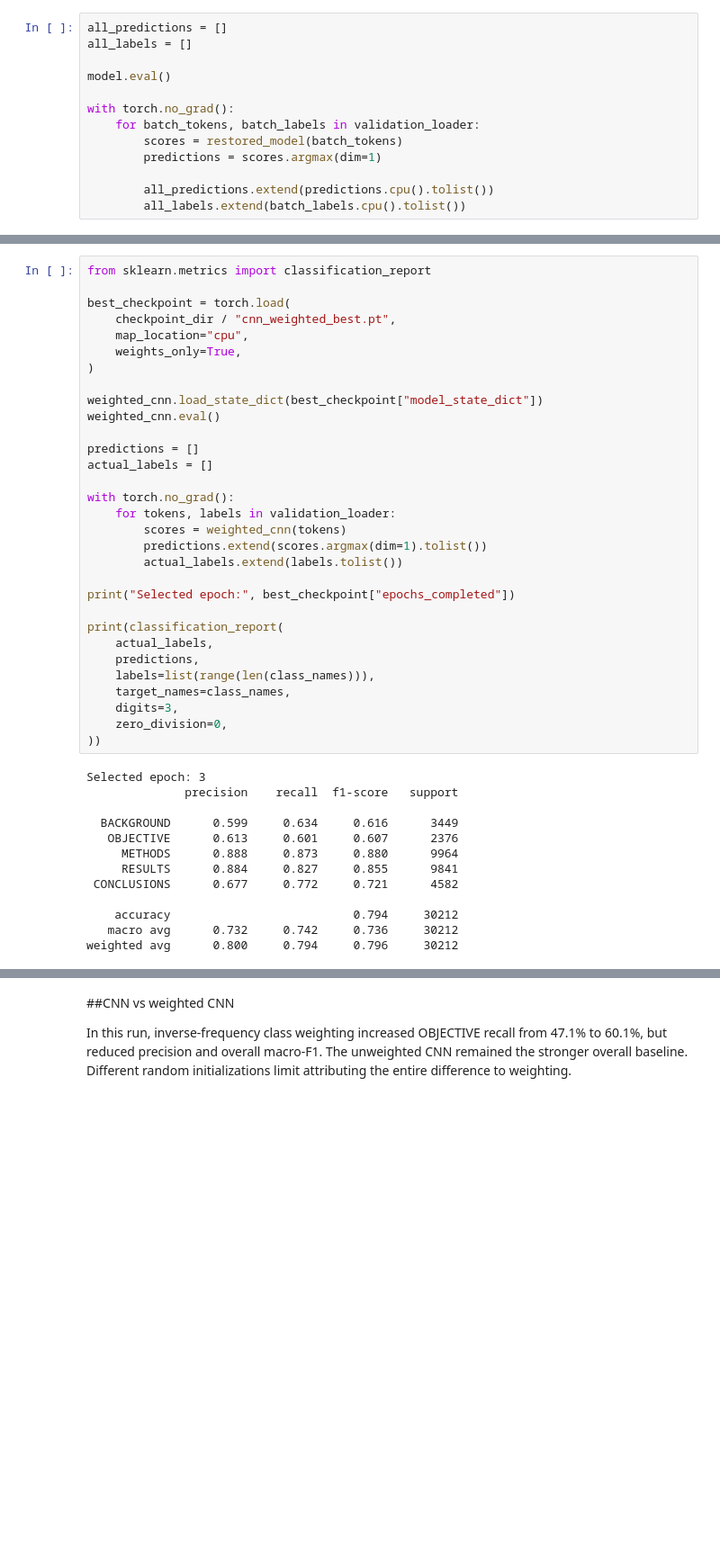
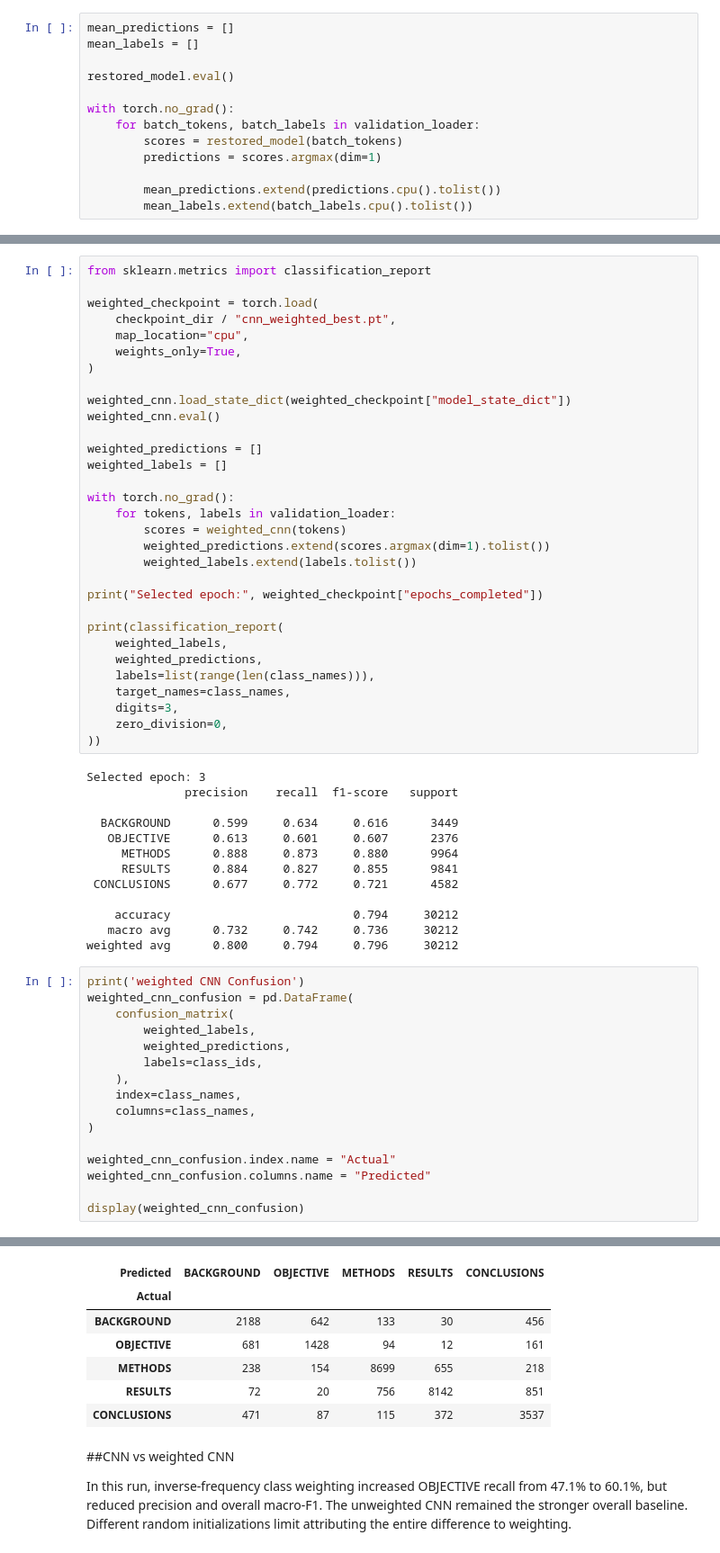
Before and after one commit to johramoosa/pubmed-abstract-classifier, a Jupyter notebook: 01_pubmed_rct_data_exploration.ipynb, the cells around one changed output, grey strips where cells are left out. Shown at 90% size. Cells and saved outputs as stored; diff of their text form; blank space fills up the shorter version.

```diff
--- a/01_pubmed_rct_data_exploration.ipynb
+++ b/01_pubmed_rct_data_exploration.ipynb
@@ -969,18 +906,18 @@ print(predict_section(sentence))
 # %% [output]
 METHODS
 # %%
-all_predictions = []
-all_labels = []
+mean_predictions = []
+mean_labels = []
 
-model.eval()
+restored_model.eval()
 
 with torch.no_grad():
     for batch_tokens, batch_labels in validation_loader:
         scores = restored_model(batch_tokens)
         predictions = scores.argmax(dim=1)
 
-        all_predictions.extend(predictions.cpu().tolist())
-        all_labels.extend(batch_labels.cpu().tolist())
+        mean_predictions.extend(predictions.cpu().tolist())
+        mean_labels.extend(batch_labels.cpu().tolist())
 # %%
 from sklearn.metrics import classification_report
 
@@ -1461,29 +1323,29 @@ def train_weighted_epoch(model, loader, optimizer):
 # %%
 from sklearn.metrics import classification_report
 
-best_checkpoint = torch.load(
+weighted_checkpoint = torch.load(
     checkpoint_dir / "cnn_weighted_best.pt",
     map_location="cpu",
     weights_only=True,
 )
 
-weighted_cnn.load_state_dict(best_checkpoint["model_state_dict"])
+weighted_cnn.load_state_dict(weighted_checkpoint["model_state_dict"])
 weighted_cnn.eval()
 
-predictions = []
-actual_labels = []
+weighted_predictions = []
+weighted_labels = []
 
 with torch.no_grad():
     for tokens, labels in validation_loader:
         scores = weighted_cnn(tokens)
-        predictions.extend(scores.argmax(dim=1).tolist())
-        actual_labels.extend(labels.tolist())
+        weighted_predictions.extend(scores.argmax(dim=1).tolist())
+        weighted_labels.extend(labels.tolist())
 
-print("Selected epoch:", best_checkpoint["epochs_completed"])
+print("Selected epoch:", weighted_checkpoint["epochs_completed"])
 
 print(classification_report(
-    actual_labels,
-    predictions,
+    weighted_labels,
+    weighted_predictions,
     labels=list(range(len(class_names))),
     target_names=class_names,
     digits=3,
@@ -1502,3 +1364,20 @@ Selected epoch: 3
     accuracy                          0.794     30212
    macro avg      0.732     0.742     0.736     30212
 weighted avg      0.800     0.794     0.796     30212
+# %%
+print('weighted CNN Confusion')
+weighted_cnn_confusion = pd.DataFrame(
+    confusion_matrix(
+        weighted_labels,
+        weighted_predictions,
+        labels=class_ids,
+    ),
+    index=class_names,
+    columns=class_names,
+)
+
+weighted_cnn_confusion.index.name = "Actual"
+weighted_cnn_confusion.columns.name = "Predicted"
+
+display(weighted_cnn_confusion)
+# %% [output]
@@ -1505,3 +1385,10 @@ weighted avg      0.800     0.794     0.796     30212
+| Predicted | BACKGROUND | OBJECTIVE | METHODS | RESULTS | CONCLUSIONS |
+| Actual |  |  |  |  |  |
+| BACKGROUND | 2188 | 642 | 133 | 30 | 456 |
+| OBJECTIVE | 681 | 1428 | 94 | 12 | 161 |
+| METHODS | 238 | 154 | 8699 | 655 | 218 |
+| RESULTS | 72 | 20 | 756 | 8142 | 851 |
+| CONCLUSIONS | 471 | 87 | 115 | 372 | 3537 |
 # %% [markdown]
 ##CNN vs weighted CNN
 
```
Also changed, not shown: parts of 81 cells of this notebook.
